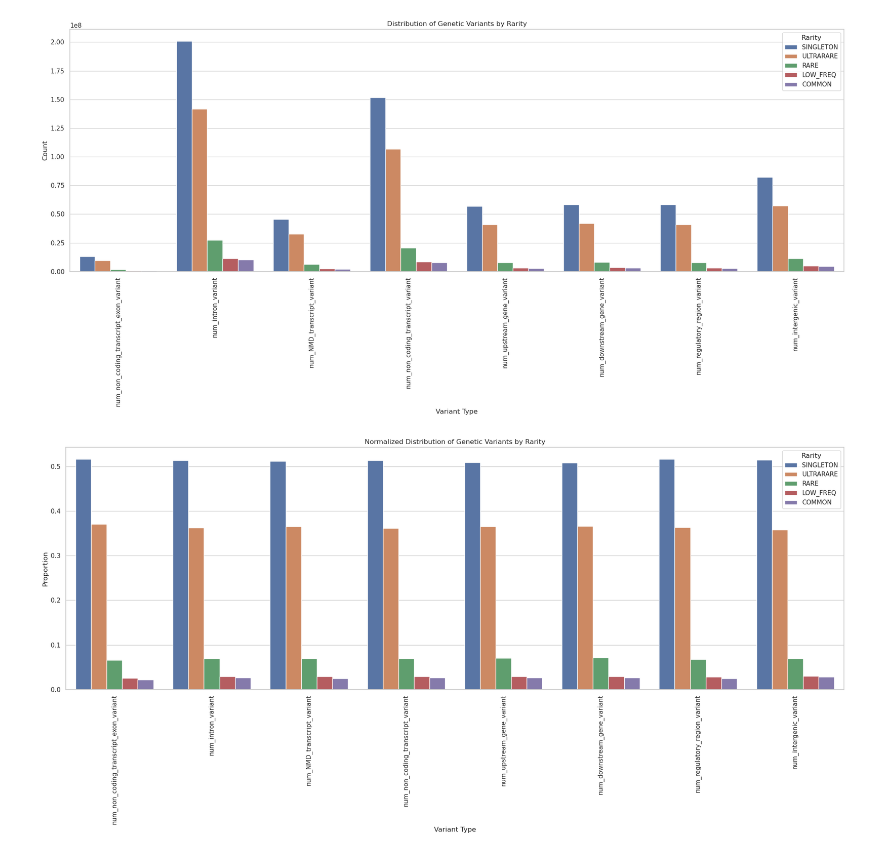
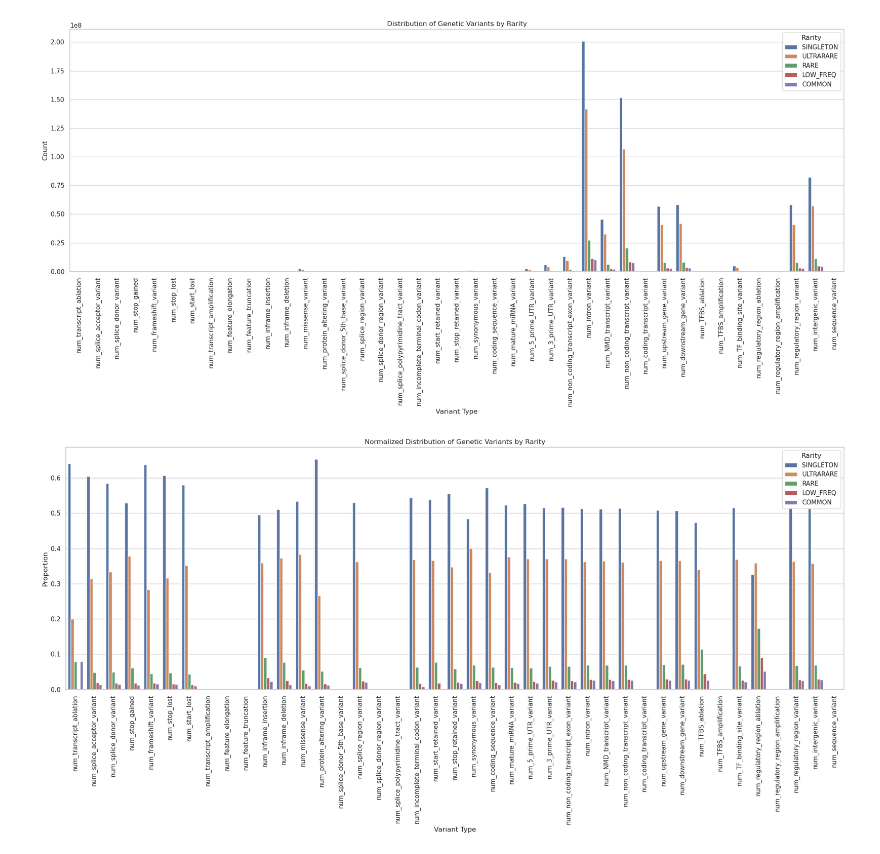
Before and after one commit to Reilly-Lab-Yale/variant_effects_mnoon, a Jupyter notebook: intuition/graph.ipynb, the cells around one changed output. Saved outputs shown, nothing was run; the diff lists cells and outputs as text; code cells hidden in the pictures.

```diff
--- a/intuition/graph.ipynb
+++ b/intuition/graph.ipynb
@@ -10,35 +10,36 @@ with open(file_path, 'r') as file:
     data = json.load(file)
 
 # Convert to DataFrame
 df = pd.DataFrame(data)
 
 # Reset index to turn the rarity codes into a column
 df = df.reset_index().rename(columns={'index': 'Rarity'})
 
 # Melt the DataFrame to long format
 df_long = df.melt(id_vars='Rarity', var_name='Variant', value_name='Count')
 
 df_long['Count'] = df_long['Count'].fillna(0)
 
-threshold = 12500000
+threshold = 1000
 filtered_df = df_long.groupby('Variant').filter(lambda x: x['Count'].max() > threshold)
+filtered_df=df_long
 
 variant_labels = filtered_df['Variant'].unique()
 
 # Plotting
 sns.set(style="whitegrid")
 plt.figure(figsize=(20, 10))
 barplot = sns.barplot(x="Variant", y="Count", hue="Rarity", data=filtered_df,hue_order=["SINGLETON","ULTRARARE","RARE","LOW_FREQ","COMMON"])
 
 plt.title("Distribution of Genetic Variants by Rarity")
 plt.xlabel("Variant Type")
 plt.ylabel("Count")
 plt.xticks(rotation=90)  # Adjust rotation as needed
 plt.legend(title='Rarity')
 plt.tight_layout()  # Adjust layout to fit everything neatly
 plt.show()
 # %% [output]
-[figure, old version]
+[figure, new version]
 # %%
 proportion_df = filtered_df.copy()
 proportion_df['Proportion'] = proportion_df.groupby('Variant')['Count'].transform(lambda x: x / x.sum())
@@ -56,7 +57,7 @@ plt.legend(title='Rarity')
 plt.tight_layout()  # Adjust layout to fit everything neatly
 plt.show()
 # %% [output]
-[figure, old version]
+[figure, new version]
 # %%
 df_ratio=df.copy().fillna(0).transpose()
 
```
Also changed, not shown: parts of 2 cells of this notebook, 2 other files.
